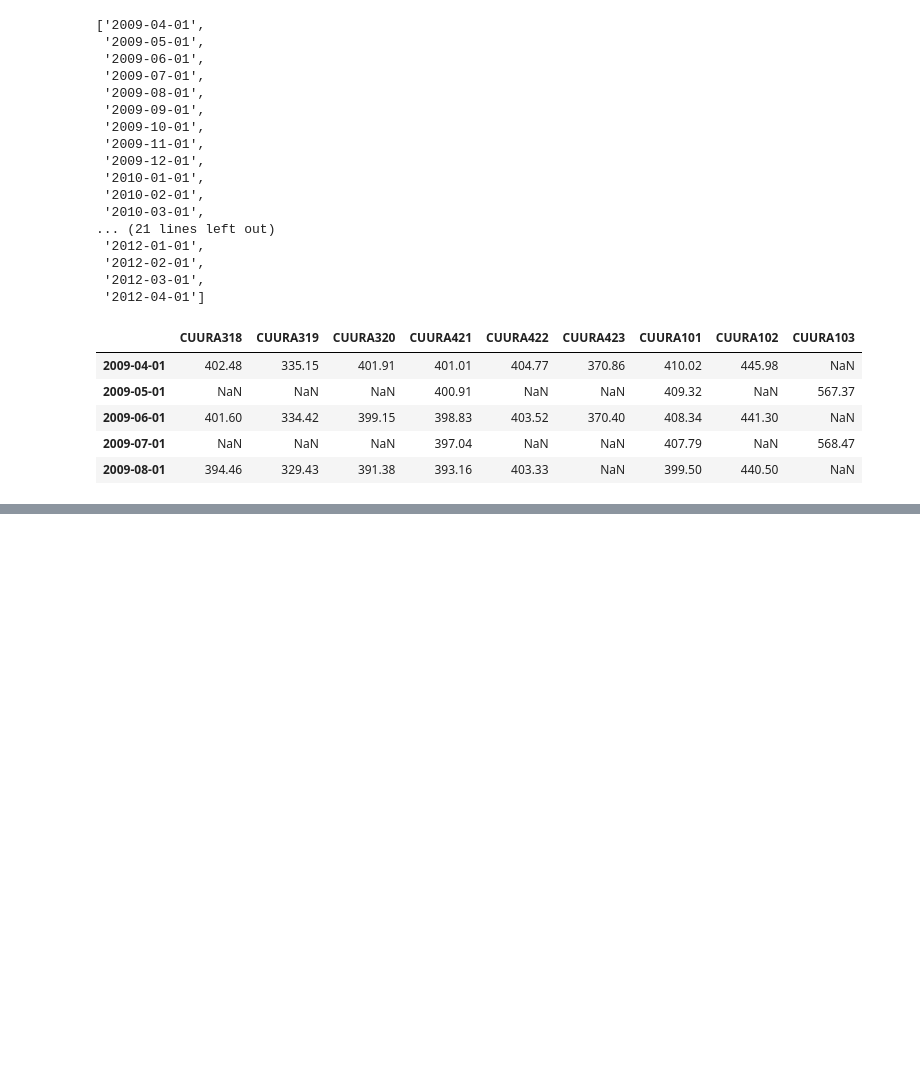
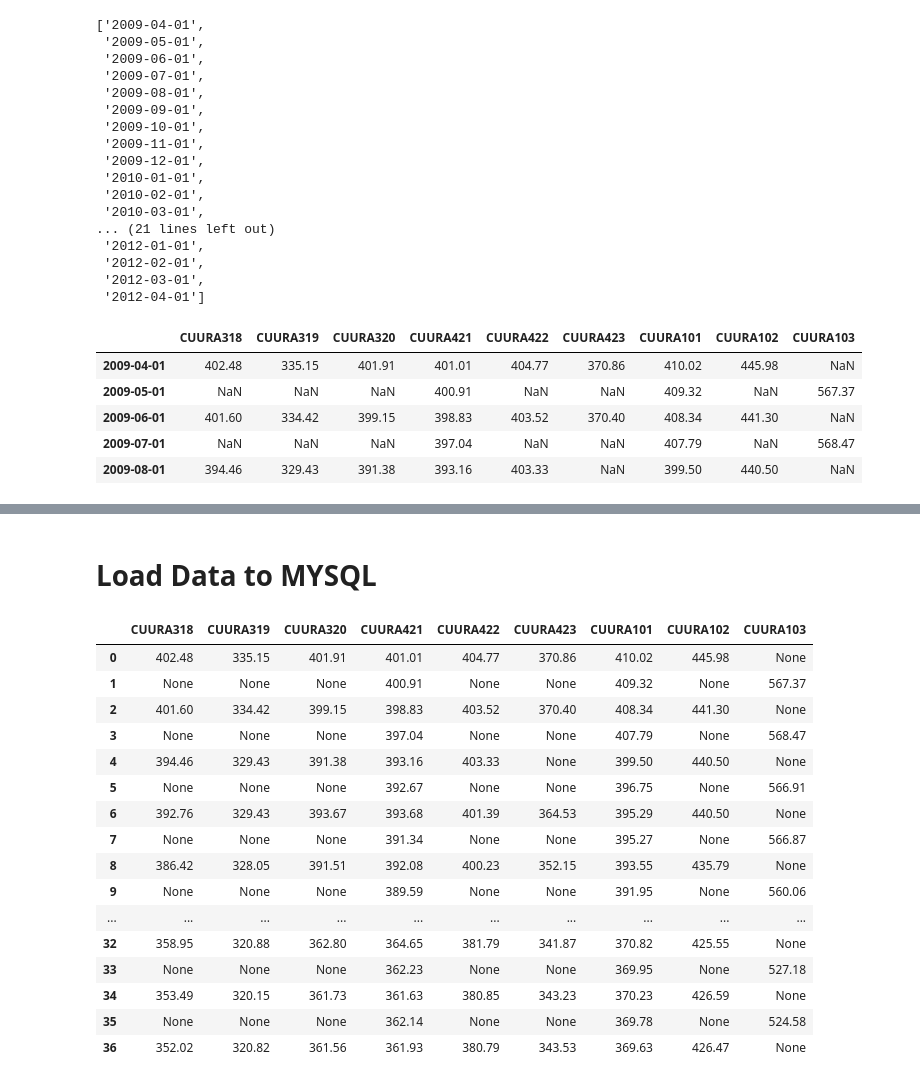
Before and after one commit to dxvo/ETL_Project, a Jupyter notebook: Web_Scrapping.ipynb, the cells around one changed output, grey strips where cells are left out. Saved outputs shown, nothing was run; the diff lists cells and outputs as text; code cells hidden in the pictures; blank space fills up the shorter version.

```diff
--- a/Web_Scrapping.ipynb
+++ b/Web_Scrapping.ipynb
@@ -107,0 +127,2 @@ final_df.head(5)
+# %% [markdown]
+# Load Data to MYSQL
@@ -107,0 +135,5 @@ final_df.head(5)
+# %%
+# Create Engine and Pass in MySQL Connection
+MySQL_root_PW = config.password
+MySQL_db = 'ETL'
+engine = create_engine("mysql://root:"+MySQL_root_PW+"@localhost/"+MySQL_db)
@@ -107,0 +146,21 @@ final_df.head(5)
+# %%
+#test by reading
+pd.read_sql("Medical", engine)
+# %% [output]
+|  | CUURA318 | CUURA319 | CUURA320 | CUURA421 | CUURA422 | CUURA423 | CUURA101 | CUURA102 | CUURA103 |
+| 0 | 402.48 | 335.15 | 401.91 | 401.01 | 404.77 | 370.86 | 410.02 | 445.98 | None |
+| 1 | None | None | None | 400.91 | None | None | 409.32 | None | 567.37 |
+| 2 | 401.60 | 334.42 | 399.15 | 398.83 | 403.52 | 370.40 | 408.34 | 441.30 | None |
+| 3 | None | None | None | 397.04 | None | None | 407.79 | None | 568.47 |
+| 4 | 394.46 | 329.43 | 391.38 | 393.16 | 403.33 | None | 399.50 | 440.50 | None |
+| 5 | None | None | None | 392.67 | None | None | 396.75 | None | 566.91 |
+| 6 | 392.76 | 329.43 | 393.67 | 393.68 | 401.39 | 364.53 | 395.29 | 440.50 | None |
+| 7 | None | None | None | 391.34 | None | None | 395.27 | None | 566.87 |
+| 8 | 386.42 | 328.05 | 391.51 | 392.08 | 400.23 | 352.15 | 393.55 | 435.79 | None |
+| 9 | None | None | None | 389.59 | None | None | 391.95 | None | 560.06 |
+| ... | ... | ... | ... | ... | ... | ... | ... | ... | ... |
+| 32 | 358.95 | 320.88 | 362.80 | 364.65 | 381.79 | 341.87 | 370.82 | 425.55 | None |
+| 33 | None | None | None | 362.23 | None | None | 369.95 | None | 527.18 |
+| 34 | 353.49 | 320.15 | 361.73 | 361.63 | 380.85 | 343.23 | 370.23 | 426.59 | None |
+| 35 | None | None | None | 362.14 | None | None | 369.78 | None | 524.58 |
+| 36 | 352.02 | 320.82 | 361.56 | 361.93 | 380.79 | 343.53 | 369.63 | 426.47 | None |
```
Also changed, not shown: parts of 8 cells of this notebook, 3 other files.
